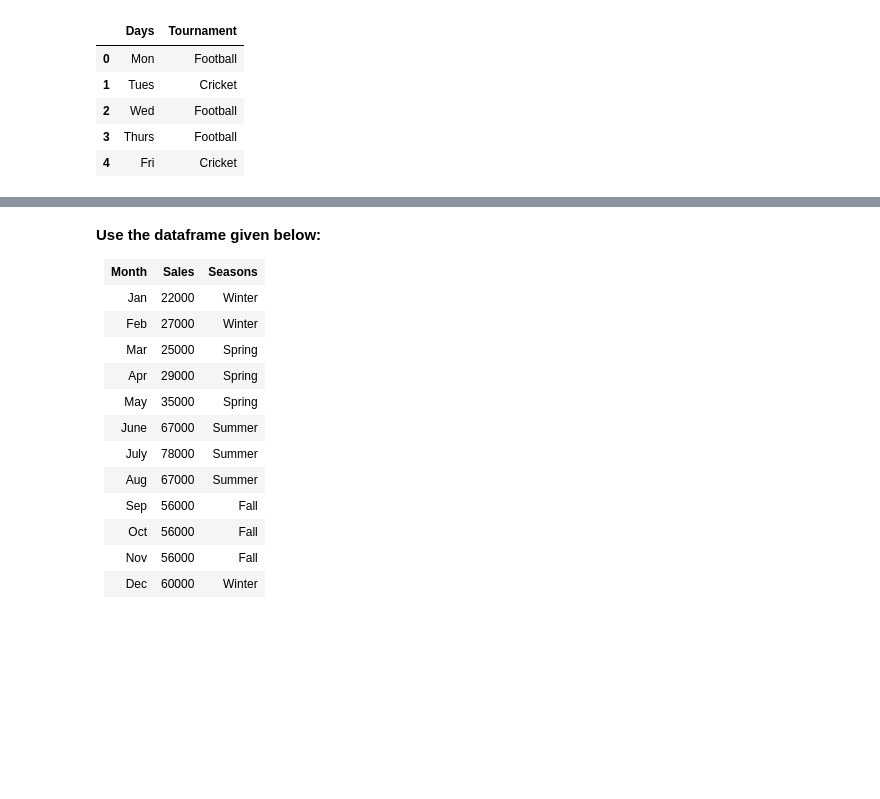
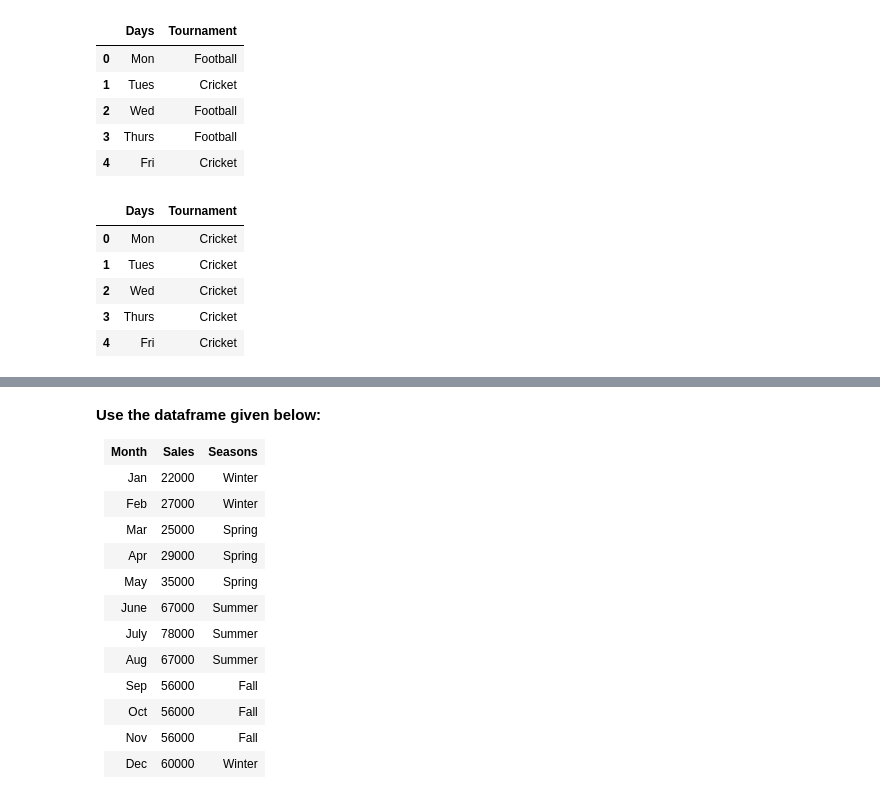
Before and after one commit to yadul6339/C1, a Jupyter notebook: NPV_Take_home_(Day_3)_Questions.ipynb, the cells around one changed output, grey strips where cells are left out. Drawn from its saved outputs; the diff is of its cells as text; code cells hidden in the pictures; blank space fills up the shorter version.

```diff
--- a/NPV_Take_home_(Day_3)_Questions.ipynb
+++ b/NPV_Take_home_(Day_3)_Questions.ipynb
@@ -301,6 +305,15 @@ dff
 | 4 | Fri | Cricket |
 # %%
 dff['Tournament'] = np.where(dff['Tournament'] == 'Football', 'Cricket', 'Cricket')
+# %%
+dff
+# %% [output]
+|  | Days | Tournament |
+| 0 | Mon | Cricket |
+| 1 | Tues | Cricket |
+| 2 | Wed | Cricket |
+| 3 | Thurs | Cricket |
+| 4 | Fri | Cricket |
 # %% [markdown]
 <table align="left" width=100%>
     <tr>
```
Also changed, not shown: parts of 10 cells of this notebook.
